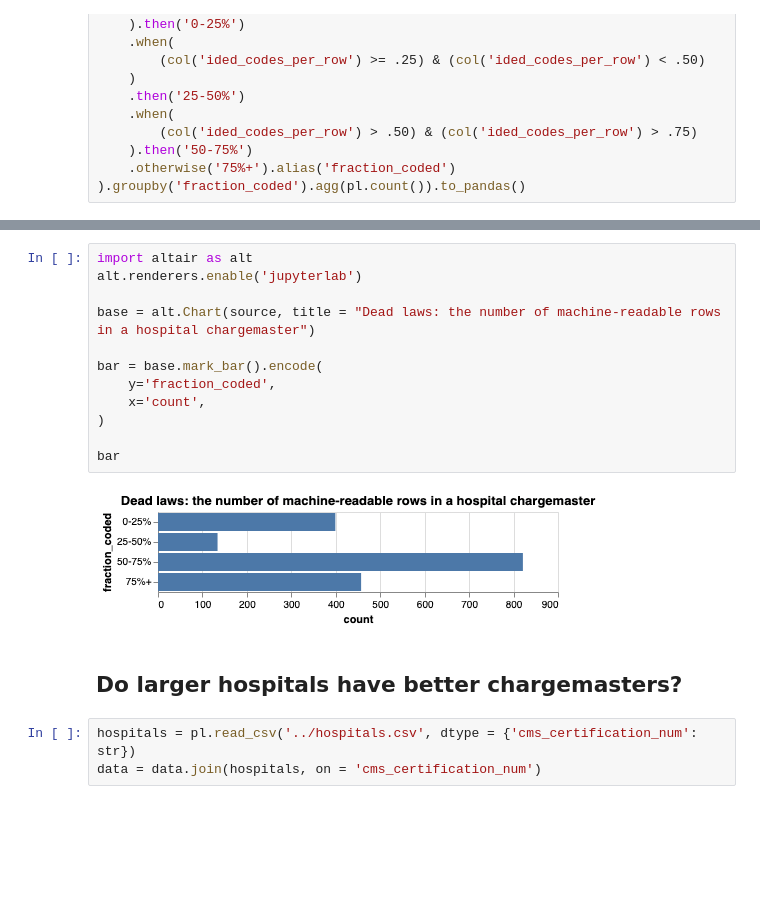
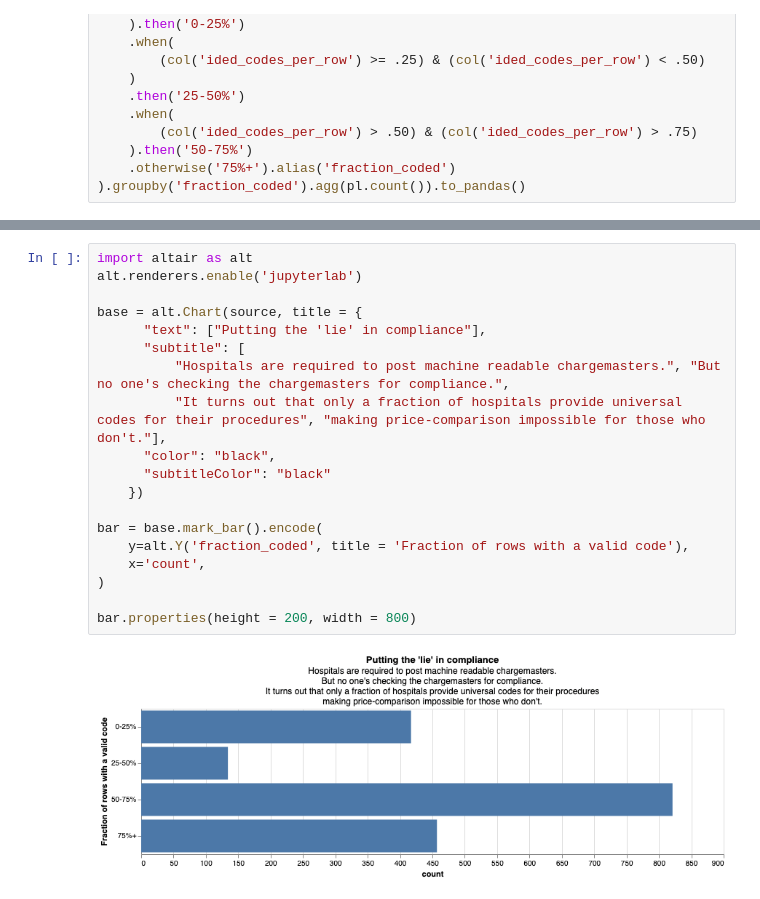
Before and after one commit to alecstein/dolt_datascience, a Jupyter notebook: hospitals_v3/cleanup/cleaning-hospitals-dataset.ipynb, the cells around one changed output, grey strips where cells are left out. Drawn from its saved outputs; the diff is of its cells as text; blank space fills up the shorter version.

```diff
--- a/hospitals_v3/cleanup/cleaning-hospitals-dataset.ipynb
+++ b/hospitals_v3/cleanup/cleaning-hospitals-dataset.ipynb
@@ -744,19 +744,21 @@ source
 # %%
 import altair as alt
 alt.renderers.enable('jupyterlab')
 
-base = alt.Chart(source, title = "Dead laws: the number of machine-readable rows in a hospital chargemaster")
+base = alt.Chart(source, title = {
+      "text": ["Putting the 'lie' in compliance"],
+      "subtitle": [
+          "Hospitals are required to post machine readable chargemasters.", "But no one's checking the chargemasters for compliance.",
+          "It turns out that only a fraction of hospitals provide universal codes for their procedures", "making price-comparison impossible for those who don't."],
+      "color": "black",
+      "subtitleColor": "black"
+    })
 
 bar = base.mark_bar().encode(
-    y='fraction_coded',
+    y=alt.Y('fraction_coded', title = 'Fraction of rows with a valid code'),
     x='count',
 )
 
-bar
+bar.properties(height = 200, width = 800)
 # %% [output]
-[figure, old version]
+[figure, new version]
-# %% [markdown]
-## Do larger hospitals have better chargemasters?
-# %%
-hospitals = pl.read_csv('../hospitals.csv', dtype = {'cms_certification_num': str})
-data = data.join(hospitals, on = 'cms_certification_num')
```
Also changed, not shown: parts of 4 cells of this notebook.
